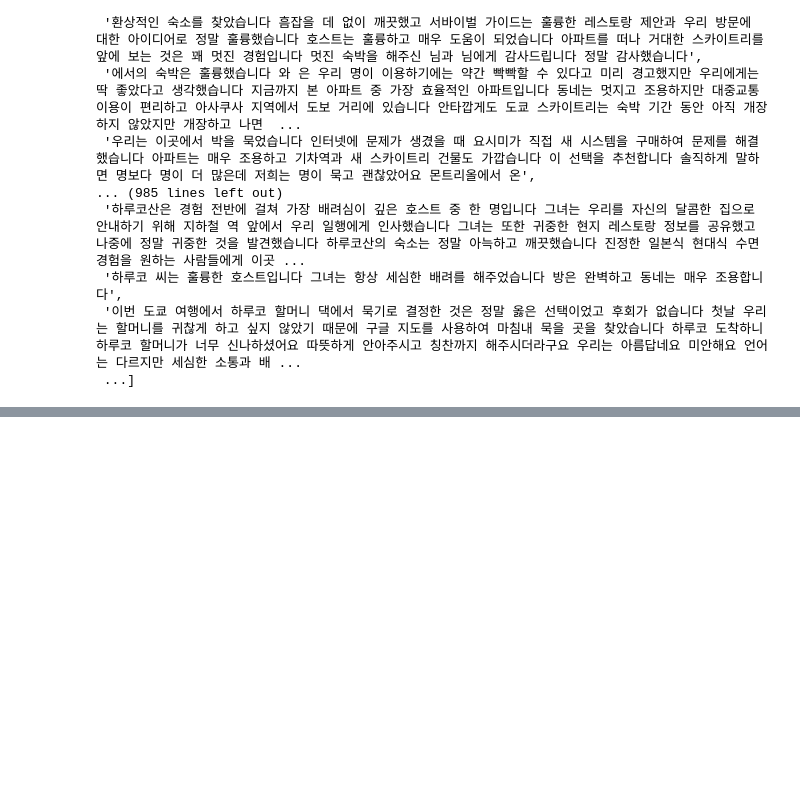
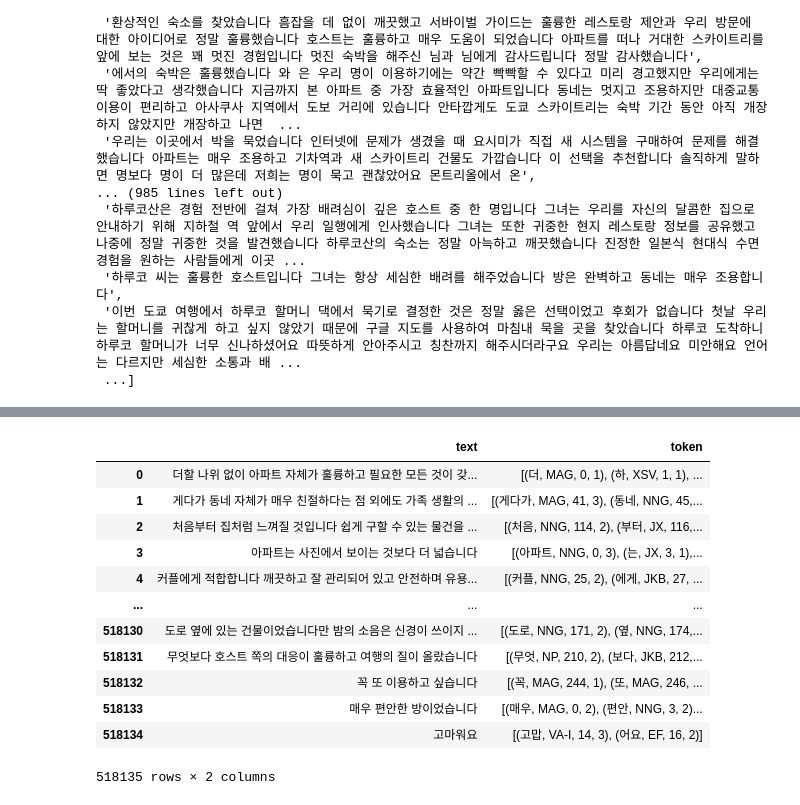
Before and after one commit to zinnie1025/AirbnbWise, a Jupyter notebook: Pipeline/jieun/sentiword_dict_test.ipynb, the cells around one changed output, grey strips where cells are left out. Drawn from its saved outputs; the diff is of its cells as text; code cells hidden in the pictures; blank space fills up the shorter version.

```diff
--- a/Pipeline/jieun/sentiword_dict_test.ipynb
+++ b/Pipeline/jieun/sentiword_dict_test.ipynb
@@ -48,3 +49,7 @@ filtered_comment
 from kiwipiepy import Kiwi
 
 kiwi = Kiwi(model_type='sbg', typos='basic', typo_cost_threshold = 2.5)
+# %%
+space_comments = kiwi.space(filtered_comment, reset_whitespace=True)
+space_comments = list(filtered_comment)
+space_comments[:5]
@@ -50,0 +62,4 @@ kiwi = Kiwi(model_type='sbg', typos='basic', typo_cost_threshold = 2.5)
+# %%
+split_result = kiwi.split_into_sents(space_comments, return_tokens = True)
+split_result = list(split_result)
+split_result[:3]
@@ -50,0 +77,29 @@ kiwi = Kiwi(model_type='sbg', typos='basic', typo_cost_threshold = 2.5)
+# %%
+text = []
+token = []
+for comment in split_result:
+    text.extend([sentence[0] for sentence in comment])
+    token.extend([sentence[3] for sentence in comment])
+
+
+sentence_df = pd.DataFrame(
+    {
+        'text' : text,
+        'token' : token
+    }
+)
+sentence_df
+# %% [output]
+|  | text | token |
+| 0 | 더할 나위 없이 아파트 자체가 훌륭하고 필요한 모든 것이 갖... | [(더, MAG, 0, 1), (하, XSV, 1, 1), ... |
+| 1 | 게다가 동네 자체가 매우 친절하다는 점 외에도 가족 생활의 ... | [(게다가, MAG, 41, 3), (동네, NNG, 45,... |
+| 2 | 처음부터 집처럼 느껴질 것입니다 쉽게 구할 수 있는 물건을 ... | [(처음, NNG, 114, 2), (부터, JX, 116,... |
+| 3 | 아파트는 사진에서 보이는 것보다 더 넓습니다 | [(아파트, NNG, 0, 3), (는, JX, 3, 1),... |
+| 4 | 커플에게 적합합니다 깨끗하고 잘 관리되어 있고 안전하며 유용... | [(커플, NNG, 25, 2), (에게, JKB, 27, ... |
+| ... | ... | ... |
+| 518130 | 도로 옆에 있는 건물이었습니다만 밤의 소음은 신경이 쓰이지 ... | [(도로, NNG, 171, 2), (옆, NNG, 174,... |
+| 518131 | 무엇보다 호스트 쪽의 대응이 훌륭하고 여행의 질이 올랐습니다 | [(무엇, NP, 210, 2), (보다, JKB, 212,... |
+| 518132 | 꼭 또 이용하고 싶습니다 | [(꼭, MAG, 244, 1), (또, MAG, 246, ... |
+| 518133 | 매우 편안한 방이었습니다 | [(매우, MAG, 0, 2), (편안, NNG, 3, 2)... |
+| 518134 | 고마워요 | [(고맙, VA-I, 14, 3), (어요, EF, 16, 2)] |
+518135 rows × 2 columns
```
Also changed, not shown: parts of 5 cells of this notebook, 2 other files.
